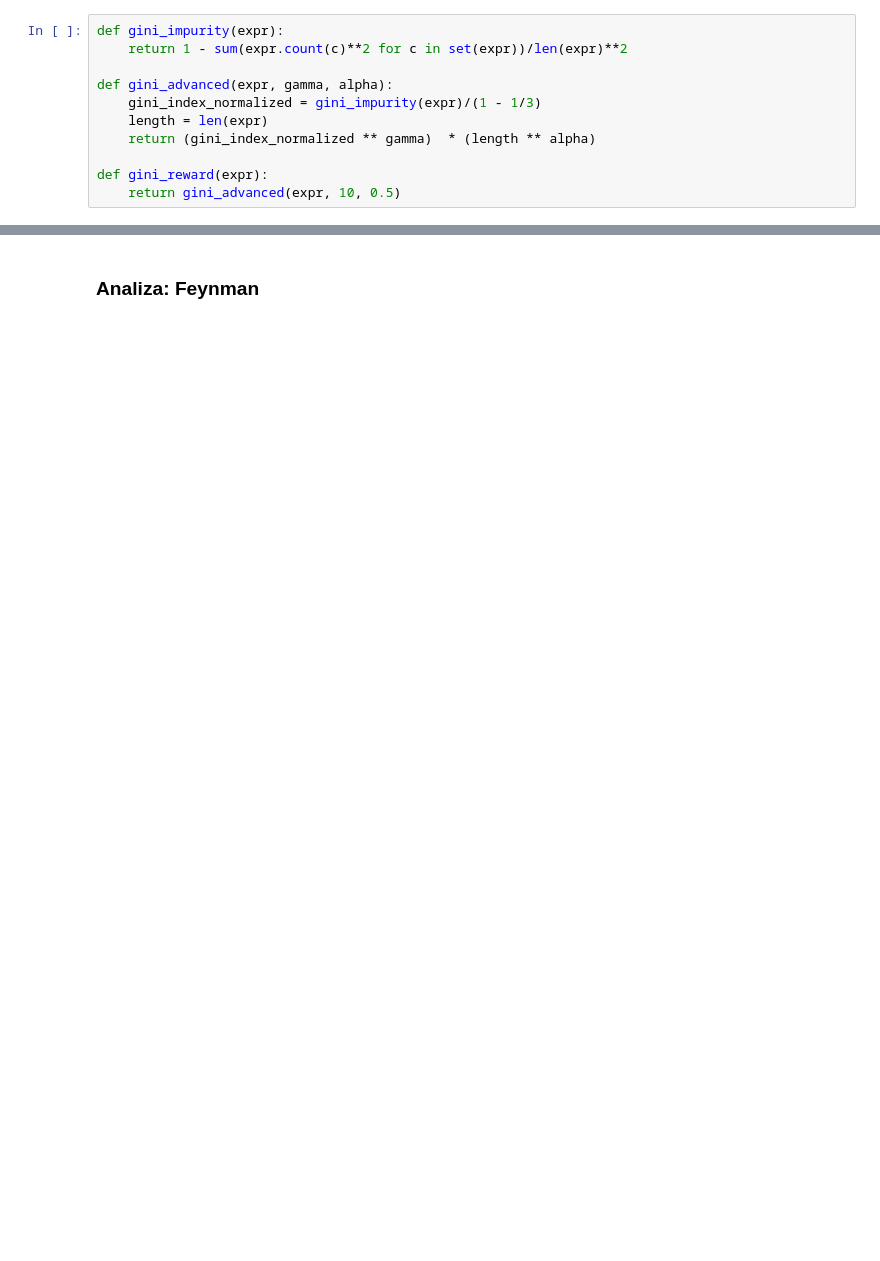
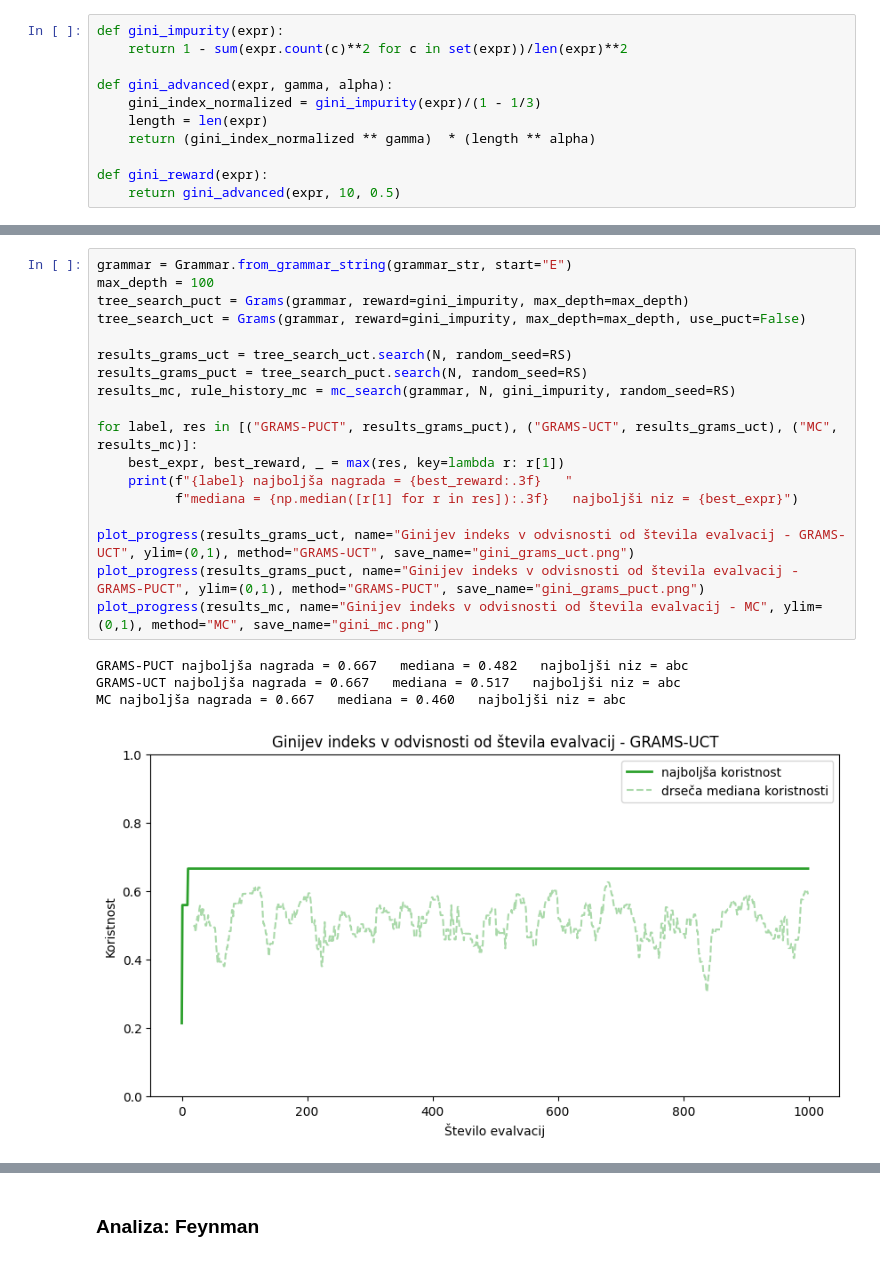
Before and after one commit to tinadrnovsek/mcts-PCFG, a Jupyter notebook: mcts.ipynb, the cells around one changed output, grey strips where cells are left out. Drawn from its saved outputs; the diff is of its cells as text; blank space fills up the shorter version.

```diff
--- a/mcts.ipynb
+++ b/mcts.ipynb
@@ -648,0 +219,23 @@ plot_progress(results_mc, name="Random simulacije")
+# %%
+grammar = Grammar.from_grammar_string(grammar_str, start="E")
+max_depth = 100
+tree_search_puct = Grams(grammar, reward=gini_impurity, max_depth=max_depth)
+tree_search_uct = Grams(grammar, reward=gini_impurity, max_depth=max_depth, use_puct=False)
+
+results_grams_uct = tree_search_uct.search(N, random_seed=RS)
+results_grams_puct = tree_search_puct.search(N, random_seed=RS)
+results_mc, rule_history_mc = mc_search(grammar, N, gini_impurity, random_seed=RS)
+
+for label, res in [("GRAMS-PUCT", results_grams_puct), ("GRAMS-UCT", results_grams_uct), ("MC", results_mc)]:
+    best_expr, best_reward, _ = max(res, key=lambda r: r[1])
+    print(f"{label} najboljša nagrada = {best_reward:.3f}   "
+          f"mediana = {np.median([r[1] for r in res]):.3f}   najboljši niz = {best_expr}")
+
+plot_progress(results_grams_uct, name="Ginijev indeks v odvisnosti od števila evalvacij - GRAMS-UCT", ylim=(0,1), method="GRAMS-UCT", save_name="gini_grams_uct.png")
+plot_progress(results_grams_puct, name="Ginijev indeks v odvisnosti od števila evalvacij - GRAMS-PUCT", ylim=(0,1), method="GRAMS-PUCT", save_name="gini_grams_puct.png")
+plot_progress(results_mc, name="Ginijev indeks v odvisnosti od števila evalvacij - MC", ylim=(0,1), method="MC", save_name="gini_mc.png")
+# %% [output]
+GRAMS-PUCT najboljša nagrada = 0.667   mediana = 0.482   najboljši niz = abc
+GRAMS-UCT najboljša nagrada = 0.667   mediana = 0.517   najboljši niz = abc
+MC najboljša nagrada = 0.667   mediana = 0.460   najboljši niz = abc
+[figure, added]
```
Also changed, not shown: parts of 45 cells of this notebook, 2 other files.
